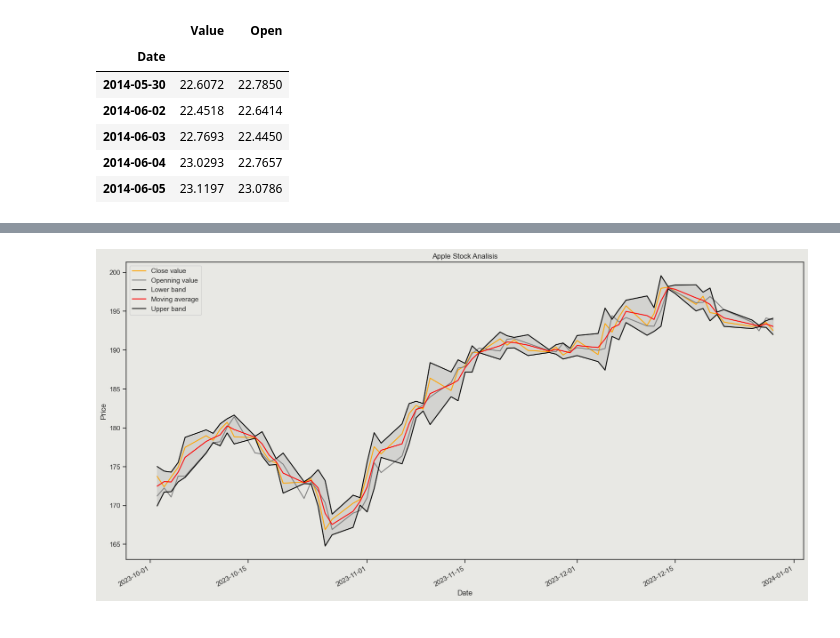
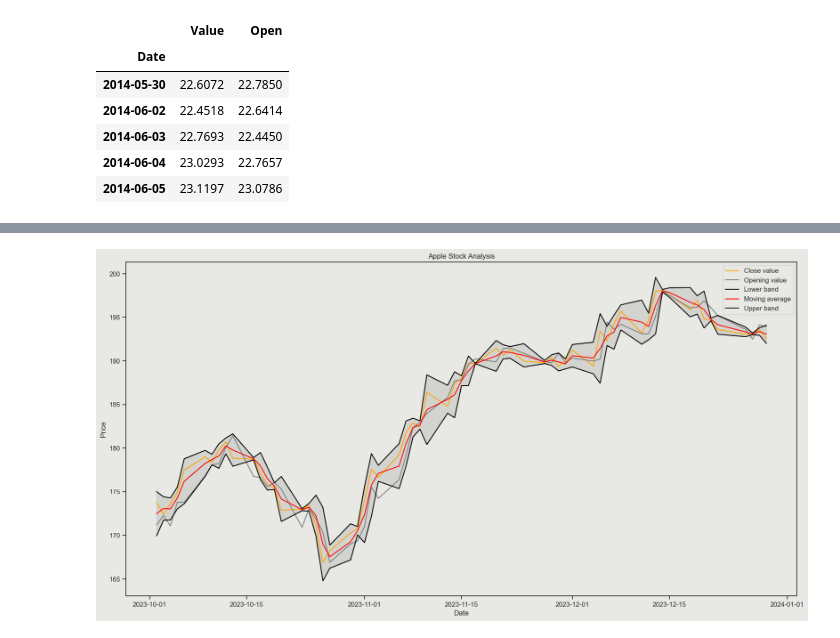
Before and after one commit to carlosgutierrezch/LSTM_Forecast, a Jupyter notebook: notebooks/EDA.ipynb, the cells around one changed output, grey strips where cells are left out. Cells and saved outputs as stored; diff of their text form; code cells hidden in the pictures.

```diff
--- a/notebooks/EDA.ipynb
+++ b/notebooks/EDA.ipynb
@@ -259,4 +266,0 @@ df_open[['lower_band', 'mid', 'upper_band' ]] = ta.bbands(df_open.Value, length=
-# %%
-df_open['Open']=df_open['Open'].str.replace('$','',regex=False)
-# %%
-df_open['Open']= df_open['Open'].astype(float)
@@ -280,16 +267,25 @@ df_open= df_open.loc['2023']
 # %%
-df_open.loc['2023-10':'2023-12']["Value"].plot(figsize=(20,10),label="Close value",color="orange")
-df_open.loc['2023-10':'2023-12']["Open"].plot(figsize=(20,10),label="Openning value",color="grey")
-df_open.loc['2023-10':'2023-12']["lower_band"].plot(figsize=(20,10),label="Lower band",color="black")
-df_open.loc['2023-10':'2023-12']["mid"].plot(figsize=(20,10),label="Moving average",color="red")
-df_open.loc['2023-10':'2023-12']["upper_band"].plot(figsize=(20,10),label="Upper band",color="black")
-plt.fill_between(df_open.loc['2023-10':'2023-12'].index, df_open.loc['2023-10':'2023-12']['upper_band'], df_open.loc['2023-10':'2023-12']['lower_band'], color='gray', alpha=0.2)
-plt.title("Apple Stock Analisis")
+import matplotlib.pyplot as plt
+
+start_date, end_date = "2023-10", "2023-12"
+
+filtered_df = df_open.loc[start_date:end_date]
+
+plt.figure(figsize=(20, 10))
+plt.plot(filtered_df.index, filtered_df["Value"], label="Close value", color="orange")
+plt.plot(filtered_df.index, filtered_df["Open"], label="Opening value", color="grey")
+plt.plot(filtered_df.index, filtered_df["lower_band"], label="Lower band", color="black")
+plt.plot(filtered_df.index, filtered_df["mid"], label="Moving average", color="red")
+plt.plot(filtered_df.index, filtered_df["upper_band"], label="Upper band", color="black")
+
+plt.fill_between(filtered_df.index, filtered_df["upper_band"], filtered_df["lower_band"], color='gray', alpha=0.2)
+
+plt.title("Apple Stock Analysis")
 plt.xlabel("Date")
 plt.ylabel("Price")
 plt.gca().set_facecolor("#E8E8E4")
 plt.gcf().set_facecolor("#E8E8E4")
 plt.legend(facecolor="#E8E8E4")
 plt.show()
 # %% [output]
-[figure, old version]
+[figure, new version]
```
Also changed, not shown: parts of 8 cells of this notebook.
